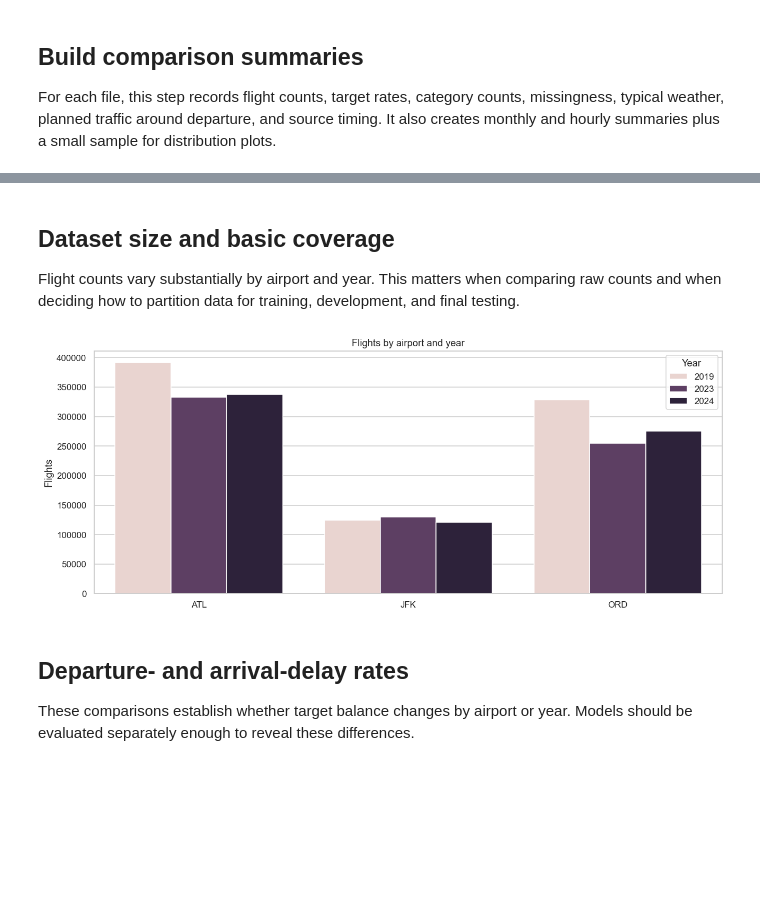
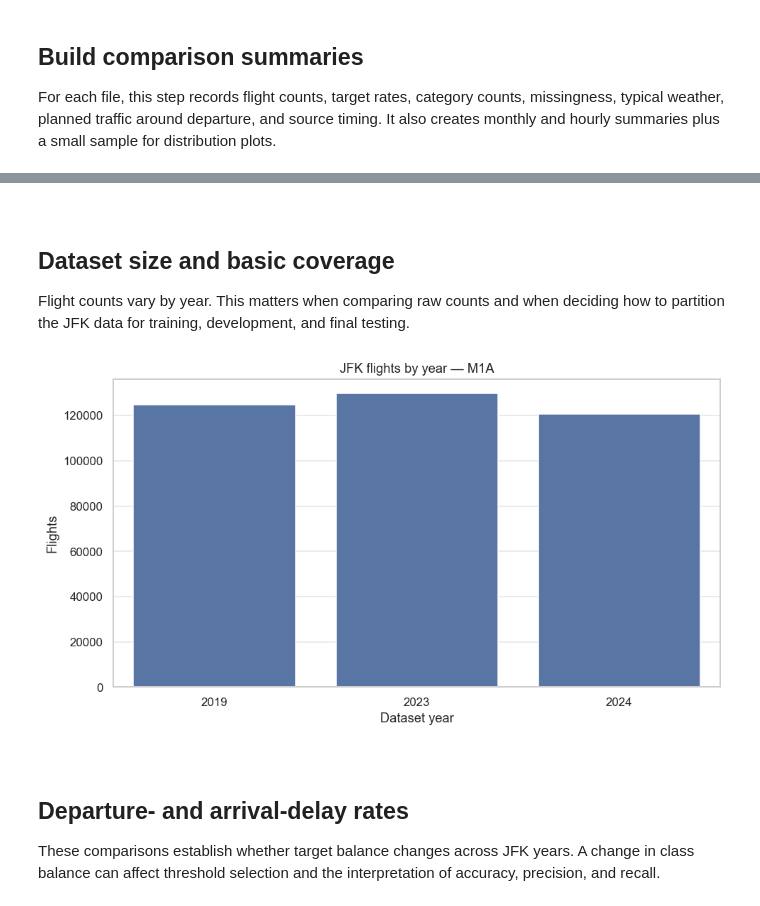
Before and after one commit to johndk/berkeley-ml-capstone, a Jupyter notebook: eda/04_airport_year_comparison.ipynb, the cells around one changed output, grey strips where cells are left out. Saved outputs shown, nothing was run; the diff lists cells and outputs as text; code cells hidden in the pictures; blank space fills up the shorter version.

```diff
--- a/eda/04_airport_year_comparison.ipynb
+++ b/eda/04_airport_year_comparison.ipynb
@@ -18,7 +18,7 @@ import numpy as np
 import pandas as pd
 import seaborn as sns
 
-from config import FIGURE_DPI, RANDOM_STATE
+from config import FIGURE_DPI, MODEL, RANDOM_STATE
 from eda_utils import (
     TARGET_COLUMNS,
     WEATHER_FLAGS,
@@ -33,7 +33,7 @@ plt.rcParams["figure.dpi"] = FIGURE_DPI
 pd.set_option("display.max_columns", 100)
 pd.set_option("display.float_format", lambda value: f"{value:,.3f}")
 
-files = available_model_files()
-print(f"Found {len(files)} model dataset files:")
+files = available_model_files(MODEL)
+print(f"Found {len(files)} JFK {MODEL.upper()} dataset files:")
 for path in files:
     print(f"  {path.name}")
@@ -92,9 +97,7 @@ for path in files:
 
     summary_rows.append(
         {
-            "Airport": airport,
             "Year": year,
-            "Model": model.upper(),
             "Flights": len(data),
             "FirstDate": data["DATE"].min(),
             "LastDate": data["DATE"].max(),
@@ -137,7 +140,6 @@ for path in files:
         .mul(100)
         .reset_index()
     )
-    monthly["Airport"] = airport
     monthly["Year"] = year
     monthly_parts.append(monthly)
 
@@ -147,17 +149,14 @@ for path in files:
         .mul(100)
         .reset_index()
     )
-    hourly["Airport"] = airport
     hourly["Year"] = year
     hourly_parts.append(hourly)
 
     sample = safe_sample(data, 5_000, RANDOM_STATE).copy()
-    sample["Airport"] = airport
     sample["DatasetYear"] = year
     sample_parts.append(
         sample[
             [
-                "Airport",
                 "DatasetYear",
                 "ASPM_PREVIOUS_TOTAL_SCHEDULED_TRAFFIC",
                 "ASPM_CURRENT_TOTAL_SCHEDULED_TRAFFIC",
@@ -176,7 +175,7 @@ for path in files:
     del data
     gc.collect()
 
-summary = pd.DataFrame(summary_rows).sort_values(["Airport", "Year"])
+summary = pd.DataFrame(summary_rows).sort_values("Year")
 monthly_all = pd.concat(monthly_parts, ignore_index=True)
 hourly_all = pd.concat(hourly_parts, ignore_index=True)
 plot_samples = pd.concat(sample_parts, ignore_index=True)
@@ -196,20 +189,24 @@ display(summary)
+# %% [markdown]
+<a id="dataset-size-and-basic-coverage"></a>
 # %% [markdown]
 ## Dataset size and basic coverage
 
-Flight counts vary substantially by airport and year. This matters when comparing raw counts and when deciding how to partition data for training, development, and final testing.
+Flight counts vary by year. This matters when comparing raw counts and when deciding how to partition the JFK data for training, development, and final testing.
 # %%
-plt.figure(figsize=(12, 5))
-sns.barplot(data=summary, x="Airport", y="Flights", hue="Year")
-plt.title("Flights by airport and year")
-plt.xlabel("")
+plt.figure(figsize=(9, 5))
+sns.barplot(data=summary, x="Year", y="Flights", color="#4C72B0")
+plt.title(f"JFK flights by year — {MODEL.upper()}")
+plt.xlabel("Dataset year")
 plt.ylabel("Flights")
 plt.tight_layout()
 plt.show()
 # %% [output]
-[figure, old version]
+[figure, new version]
+# %% [markdown]
+<a id="departure-and-arrival-delay-rates"></a>
 # %% [markdown]
 ## Departure- and arrival-delay rates
 
-These comparisons establish whether target balance changes by airport or year. Models should be evaluated separately enough to reveal these differences.
+These comparisons establish whether target balance changes across JFK years. A change in class balance can affect threshold selection and the interpretation of accuracy, precision, and recall.
 # %%
 delay_summary = summary.melt(
```
Also changed, not shown: parts of 20 cells of this notebook, 5 other files.
